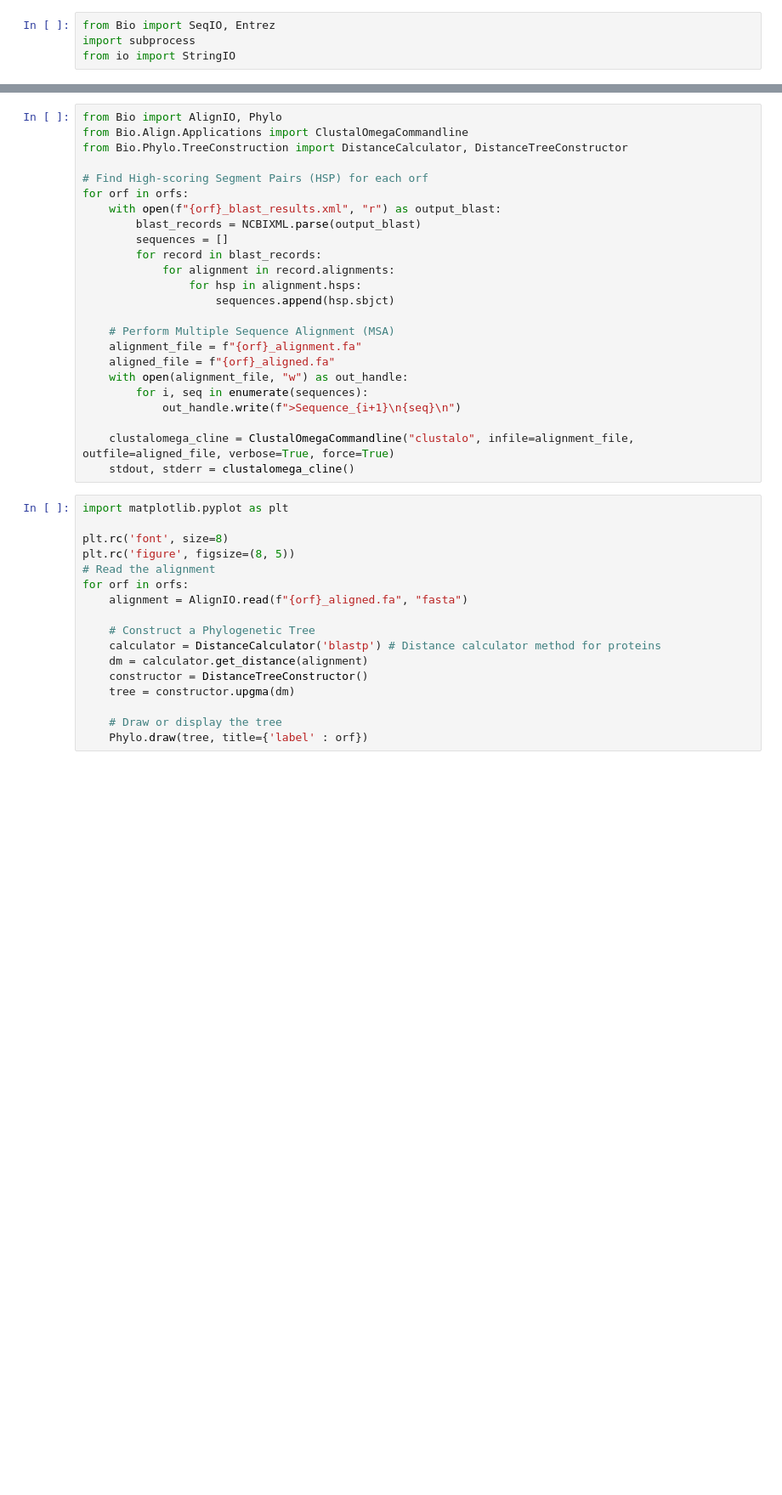
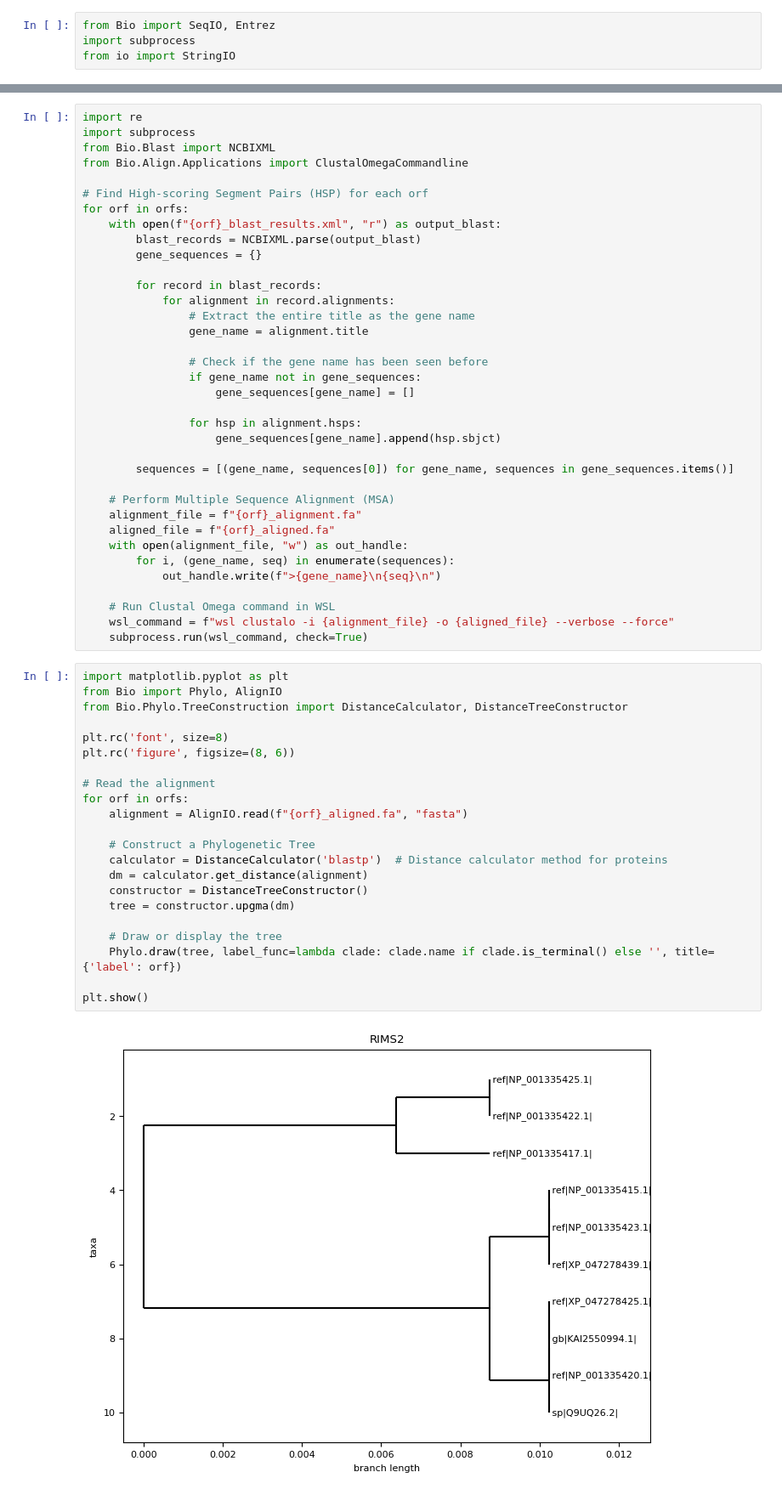
Before and after one commit to tiagomiranda24/Lab.-Bioinformatic, a Jupyter notebook: 04 - Alinhamento múltiplo e filogenia/RIMS2 - Alinhamentos e Filogenia.ipynb, the cells around one changed output, grey strips where cells are left out. Shown at 85% size. Saved outputs shown, nothing was run; the diff lists cells and outputs as text; blank space fills up the shorter version.

Commit message:
changed 04 code and added labels

```diff
--- a/04 - Alinhamento múltiplo e filogenia/RIMS2 - Alinhamentos e Filogenia.ipynb
+++ b/04 - Alinhamento múltiplo e filogenia/RIMS2 - Alinhamentos e Filogenia.ipynb
@@ -50,41 +53,60 @@ for orf in orfs:
 # %%
-from Bio import AlignIO, Phylo
+import re
+import subprocess
+from Bio.Blast import NCBIXML
 from Bio.Align.Applications import ClustalOmegaCommandline
-from Bio.Phylo.TreeConstruction import DistanceCalculator, DistanceTreeConstructor
 
 # Find High-scoring Segment Pairs (HSP) for each orf
 for orf in orfs:
     with open(f"{orf}_blast_results.xml", "r") as output_blast:
         blast_records = NCBIXML.parse(output_blast)
-        sequences = []
+        gene_sequences = {}
+
         for record in blast_records:
             for alignment in record.alignments:
+                # Extract the entire title as the gene name
+                gene_name = alignment.title
+
+                # Check if the gene name has been seen before
+                if gene_name not in gene_sequences:
+                    gene_sequences[gene_name] = []
+
                 for hsp in alignment.hsps:
-                    sequences.append(hsp.sbjct)
+                    gene_sequences[gene_name].append(hsp.sbjct)
+
+        sequences = [(gene_name, sequences[0]) for gene_name, sequences in gene_sequences.items()]
 
     # Perform Multiple Sequence Alignment (MSA)
     alignment_file = f"{orf}_alignment.fa"
     aligned_file = f"{orf}_aligned.fa"
     with open(alignment_file, "w") as out_handle:
-        for i, seq in enumerate(sequences):
-            out_handle.write(f">Sequence_{i+1}\n{seq}\n")
+        for i, (gene_name, seq) in enumerate(sequences):
+            out_handle.write(f">{gene_name}\n{seq}\n")
 
-    clustalomega_cline = ClustalOmegaCommandline("clustalo", infile=alignment_file, outfile=aligned_file, verbose=True, force=True)
-    stdout, stderr = clustalomega_cline()
+    # Run Clustal Omega command in WSL
+    wsl_command = f"wsl clustalo -i {alignment_file} -o {aligned_file} --verbose --force"
+    subprocess.run(wsl_command, check=True)
 # %%
 import matplotlib.pyplot as plt
+from Bio import Phylo, AlignIO
+from Bio.Phylo.TreeConstruction import DistanceCalculator, DistanceTreeConstructor
 
 plt.rc('font', size=8)
-plt.rc('figure', figsize=(8, 5))
+plt.rc('figure', figsize=(8, 6))
+
 # Read the alignment
 for orf in orfs:
     alignment = AlignIO.read(f"{orf}_aligned.fa", "fasta")
 
     # Construct a Phylogenetic Tree
-    calculator = DistanceCalculator('blastp') # Distance calculator method for proteins
+    calculator = DistanceCalculator('blastp')  # Distance calculator method for proteins
     dm = calculator.get_distance(alignment)
     constructor = DistanceTreeConstructor()
     tree = constructor.upgma(dm)
 
     # Draw or display the tree
-    Phylo.draw(tree, title={'label' : orf})
+    Phylo.draw(tree, label_func=lambda clade: clade.name if clade.is_terminal() else '', title={'label': orf})
+
+plt.show()
+# %% [output]
+[figure, added]
```
Also changed, not shown: parts of 1 cell of this notebook, 3 other files.
